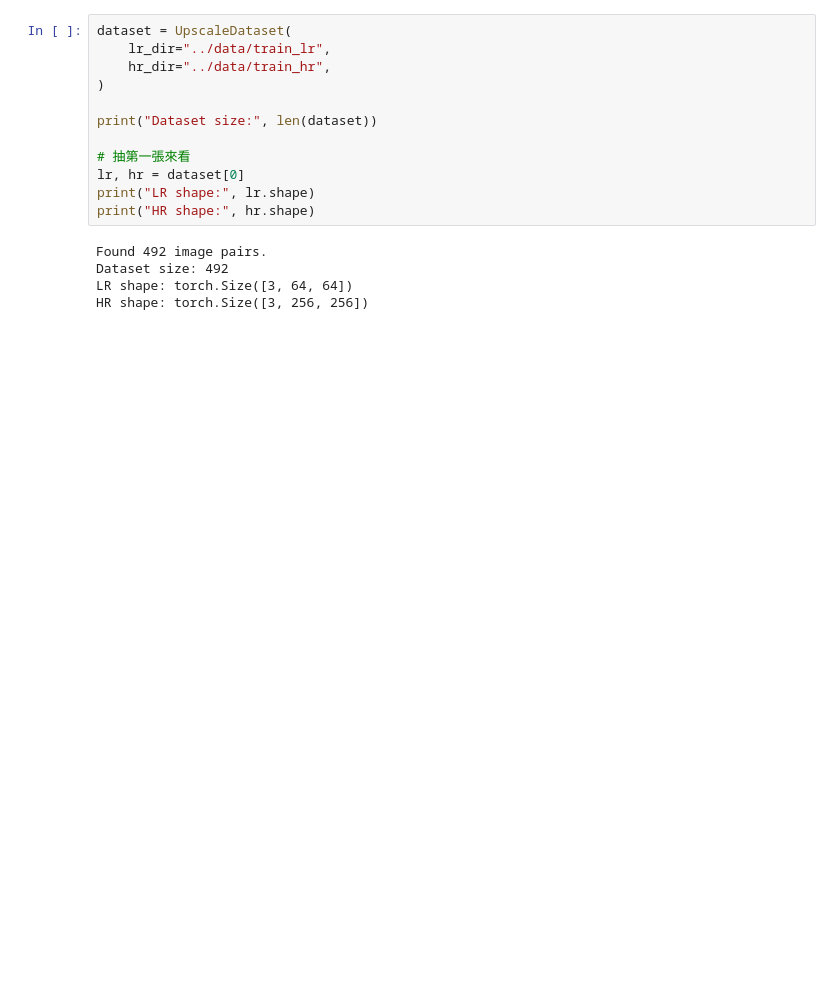
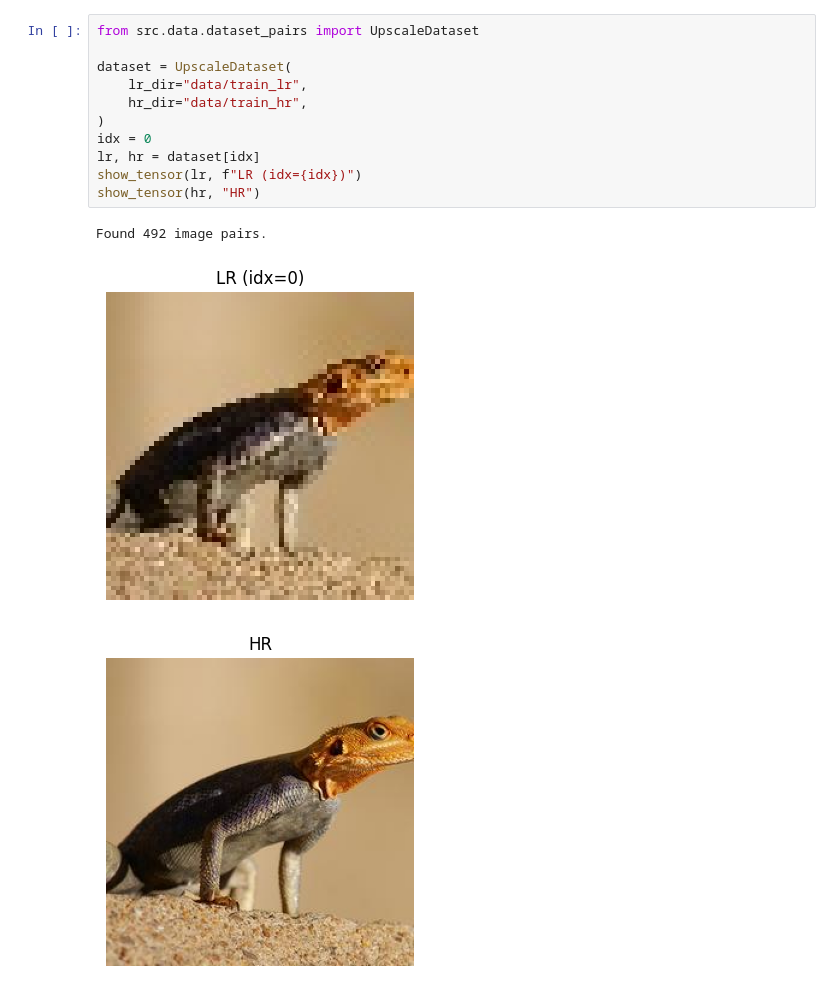
Before and after one commit to Chiu0918/CV_Upscale, a Jupyter notebook: notebooks/1_baseline_analysis.ipynb, the cells around one changed output. Cells and saved outputs as stored; diff of their text form; blank space fills up the shorter version.

Commit message:
feat: add data check, baseline analysis, and model evaluation notebooks

```diff
--- a/notebooks/1_baseline_analysis.ipynb
+++ b/notebooks/1_baseline_analysis.ipynb
@@ -14,17 +24,15 @@ from src.data.dataset_pairs import UpscaleDataset
 # %%
+from src.data.dataset_pairs import UpscaleDataset
+
 dataset = UpscaleDataset(
-    lr_dir="../data/train_lr",
-    hr_dir="../data/train_hr",
+    lr_dir="data/train_lr",
+    hr_dir="data/train_hr",
 )
-
-print("Dataset size:", len(dataset))
-
-# 抽第一張來看
-lr, hr = dataset[0]
-print("LR shape:", lr.shape)
-print("HR shape:", hr.shape)
+idx = 0
+lr, hr = dataset[idx]
+show_tensor(lr, f"LR (idx={idx})")
+show_tensor(hr, "HR")
 # %% [output]
 Found 492 image pairs.
-Dataset size: 492
-LR shape: torch.Size([3, 64, 64])
-HR shape: torch.Size([3, 256, 256])
+[figure, added]
+[figure, added]
```
Also changed, not shown: parts of 10 cells of this notebook, 2 other files.
